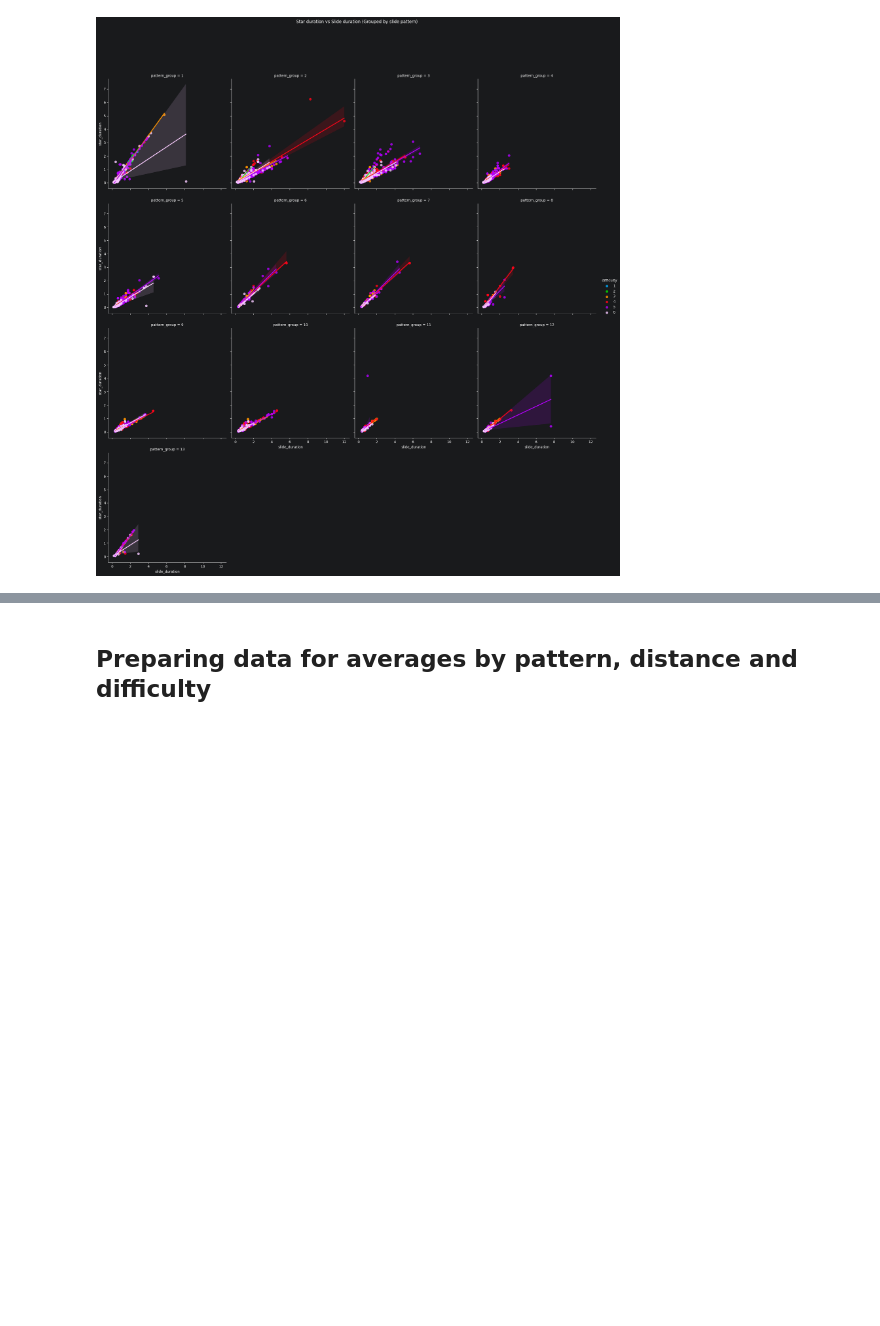
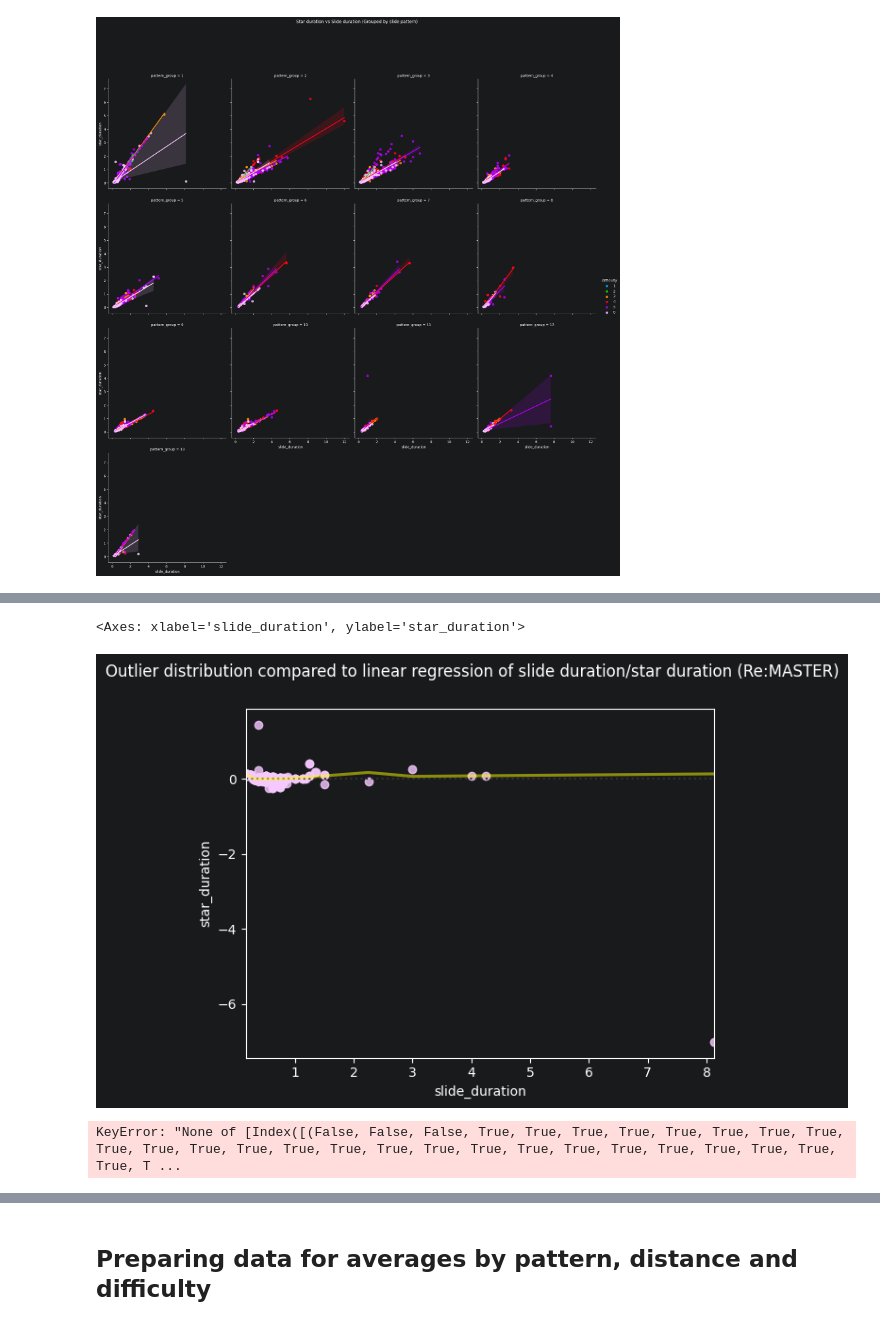
Before and after one commit to FiNALE-PLUS/knowledge-base, a Jupyter notebook: slide star rotation speed analysis/slide_analysis.ipynb, the cells around one changed output, grey strips where cells are left out. Cells and saved outputs as stored; diff of their text form; code cells hidden in the pictures; blank space fills up the shorter version.

```diff
--- a/slide star rotation speed analysis/slide_analysis.ipynb
+++ b/slide star rotation speed analysis/slide_analysis.ipynb
@@ -331,0 +109,4 @@ plot.savefig(f"pruned_slides_grouped_clockwise_difficulties_sdt+sct.png")
+# %%
+remaster_linear_slide_df = outlier_removed_df.loc[((outlier_removed_df['pattern_group'] == 1) & (outlier_removed_df['difficulty'] == 6))]
+
+remaster_linear_slide_df
@@ -331,0 +127,19 @@ plot.savefig(f"pruned_slides_grouped_clockwise_difficulties_sdt+sct.png")
+# %%
+remaster_robust_linear_slide_outlier_plot = sns.residplot(data=remaster_linear_slide_df, x="slide_duration", y="star_duration", color=difficulty_colours[6], robust=True, lowess=True, line_kws={'color': 'yellow', 'alpha': 0.5})
+
+remaster_robust_linear_slide_outlier_plot.figure.suptitle("Outlier distribution compared to linear regression of slide duration/star duration (Re:MASTER)")
+
+remaster_robust_linear_slide_outlier_plot
+# %% [output]
+<Axes: xlabel='slide_duration', ylabel='star_duration'>
+[figure, added]
+# %%
+from dataframe_filters import strip_values_outside_standard_deviations
+
+filtered_master_linear_slide_df = master_linear_slide_df.loc[((np.abs(stats.zscore(master_linear_slide_df['star_duration'])) < 3) & (np.abs(stats.zscore(master_linear_slide_df['slide_duration'])) < 3))]
+
+n_filter = strip_values_outside_standard_deviations(filtered_master_linear_slide_df, ['star_duration', 'slide_duration'], 3)
+
+filtered_master_linear_slide_df == n_filter
+# %% [output]
+KeyError: "None of [Index([(False, False, False, True, True, True, True, True, True, True, True, True, True, True, True, True, True, True, True, True, True, True, True, True, True, True, True, True, T ...
```
Also changed, not shown: parts of 34 cells of this notebook, 6 other files.
